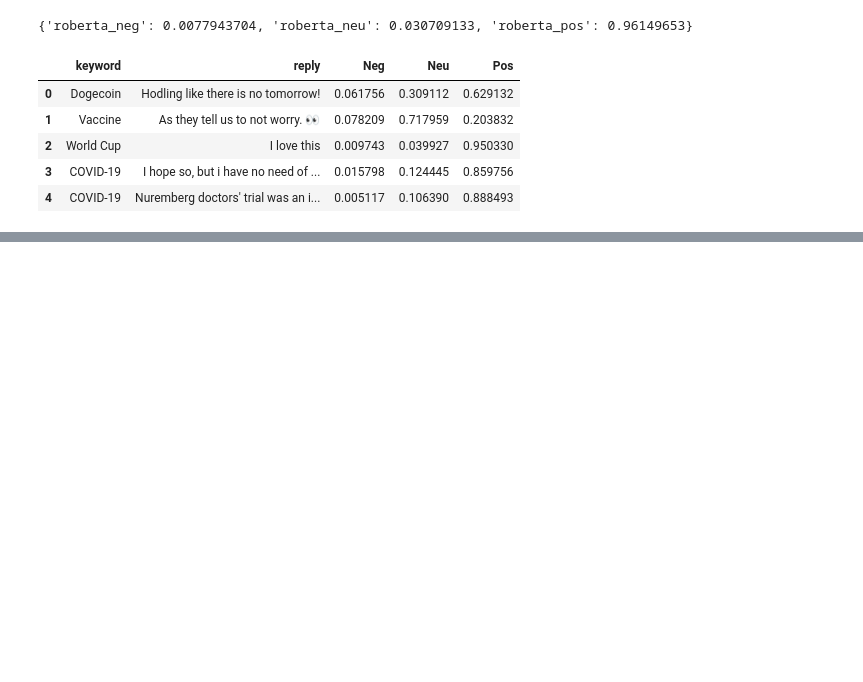
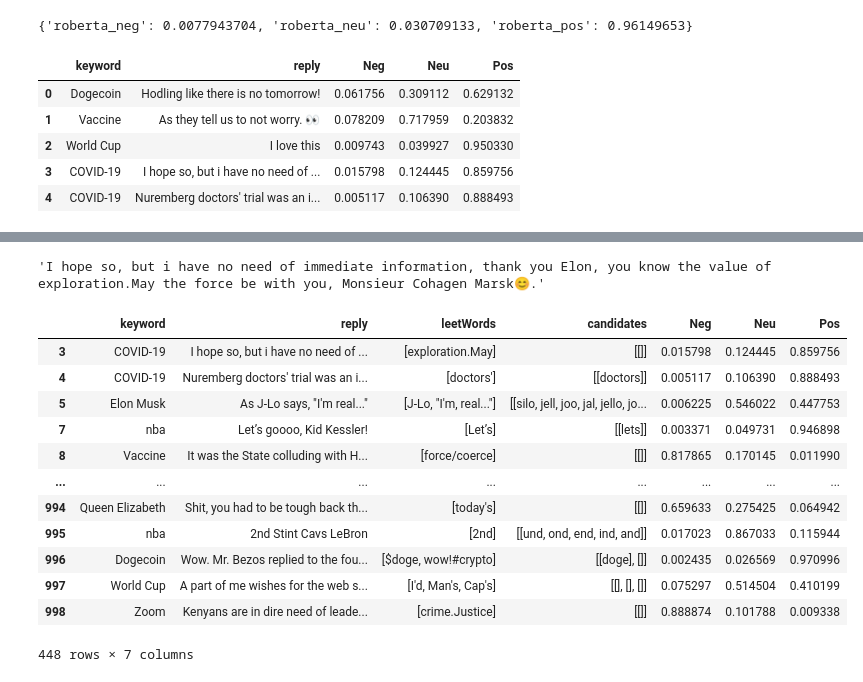
Before and after one commit to humayraR/LeetspeakMining, a Jupyter notebook: data_processing.ipynb, the cells around one changed output, grey strips where cells are left out. Cells and saved outputs as stored; diff of their text form; code cells hidden in the pictures; blank space fills up the shorter version.

Commit message:
Step 2 done: learn leet

```diff
--- a/data_processing.ipynb
+++ b/data_processing.ipynb
@@ -32,7 +32,12 @@ memory usage: 6.5+ MB
 # %%
-train, test = train_test_split(orig_df, test_size=0.3)
-test.reset_index(drop=True)
-train.reset_index(drop=True)
+# SPLIT DATASET[commenting this out as I have saved the split datasets as csv. Will use those from here on.]
+# train, test = train_test_split(orig_df, test_size=0.3)
+# test.reset_index(drop=True)
+# train.reset_index(drop=True)
+
+test = pd.read_csv("test.csv")
+train = pd.read_csv("train.csv")
+
 print("Test Dataset:")
 test.info()
 print("\nTraining Dataset:")
@@ -112,0 +241,26 @@ test1_result_df.head()
+# %%
+# SMALL TEST WITH LEET CODE: Run Roberta and leet decode algorithm on train data to get analysis post leet substitution
+testLeet = {'keyword':[], 'reply':[], 'leetWords':[], 'candidates':[], 'Neg':[], 'Neu':[], 'Pos':[]}
+
+for i in trange(1000):
+    testLeet['keyword'].append(test['keyword'].values[i])
+    testLeet['reply'].append(test['reply'].values[i])
+
+    leetWords = getLeetWordList(test['reply'].values[i])
+    testLeet['leetWords'].append(leetWords)
+    candidates = []
+    for lword in leetWords:
+        possibleMatches = getMatchList(lword)
+        candidates.append(possibleMatches)
+        possibleSubs = getPossibleSubstitutions(lword, possibleMatches)
+        updateLeetDict(possibleSubs)
+    testLeet['candidates'].append(candidates)
+
+
+    polarity_scores = polarity_scores_roberta(test['reply'].values[i])
+    testLeet['Neg'].append(polarity_scores['roberta_neg'])
+    testLeet['Neu'].append(polarity_scores['roberta_neu'])
+    testLeet['Pos'].append(polarity_scores['roberta_pos'])
+# %%
+testLeet_df = pd.DataFrame(testLeet)
+testLeet_df.head()
@@ -112,0 +274,25 @@ test1_result_df.head()
+# %%
+testLeet_df['reply'].values[3]
+# %% [output]
+'I hope so, but i have no need of immediate information, thank you Elon, you know the value of exploration.May the force be with you, Monsieur Cohagen Marsk😊.'
+# %%
+# testLeet_df.query('leetWords ')
+# testLeet_df[testLeet_df['leetWords'].size >0]
+# len(testLeet_df['leetWords'].values)
+
+#df['CreationDate'].str.len() -> gives length of arrays stored in cell https://stackoverflow.com/questions/41340341/how-to-determine-the-length-of-lists-in-a-pandas-dataframe-column
+testLeet_df[testLeet_df['leetWords'].str.len() >0] #just the rows with leetspeak
+# %% [output]
+|  | keyword | reply | leetWords | candidates | Neg | Neu | Pos |
+| 3 | COVID-19 | I hope so, but i have no need of ... | [exploration.May] | [[]] | 0.015798 | 0.124445 | 0.859756 |
+| 4 | COVID-19 | Nuremberg doctors' trial was an i... | [doctors'] | [[doctors]] | 0.005117 | 0.106390 | 0.888493 |
+| 5 | Elon Musk | As J-Lo says, "I'm real..." | [J-Lo, "I'm, real..."] | [[silo, jell, joo, jal, jello, jo... | 0.006225 | 0.546022 | 0.447753 |
+| 7 | nba | Let’s goooo, Kid Kessler! | [Let’s] | [[lets]] | 0.003371 | 0.049731 | 0.946898 |
+| 8 | Vaccine | It was the State colluding with H... | [force/coerce] | [[]] | 0.817865 | 0.170145 | 0.011990 |
+| ... | ... | ... | ... | ... | ... | ... | ... |
+| 994 | Queen Elizabeth | Shit, you had to be tough back th... | [today's] | [[]] | 0.659633 | 0.275425 | 0.064942 |
+| 995 | nba | 2nd Stint Cavs LeBron | [2nd] | [[und, ond, end, ind, and]] | 0.017023 | 0.867033 | 0.115944 |
+| 996 | Dogecoin | Wow. Mr. Bezos replied to the fou... | [$doge, wow!#crypto] | [[doge], []] | 0.002435 | 0.026569 | 0.970996 |
+| 997 | World Cup | A part of me wishes for the web s... | [I'd, Man's, Cap's] | [[], [], []] | 0.075297 | 0.514504 | 0.410199 |
+| 998 | Zoom | Kenyans are in dire need of leade... | [crime.Justice] | [[]] | 0.888874 | 0.101788 | 0.009338 |
+448 rows × 7 columns
```
Also changed, not shown: parts of 11 cells of this notebook, 4 other files.
